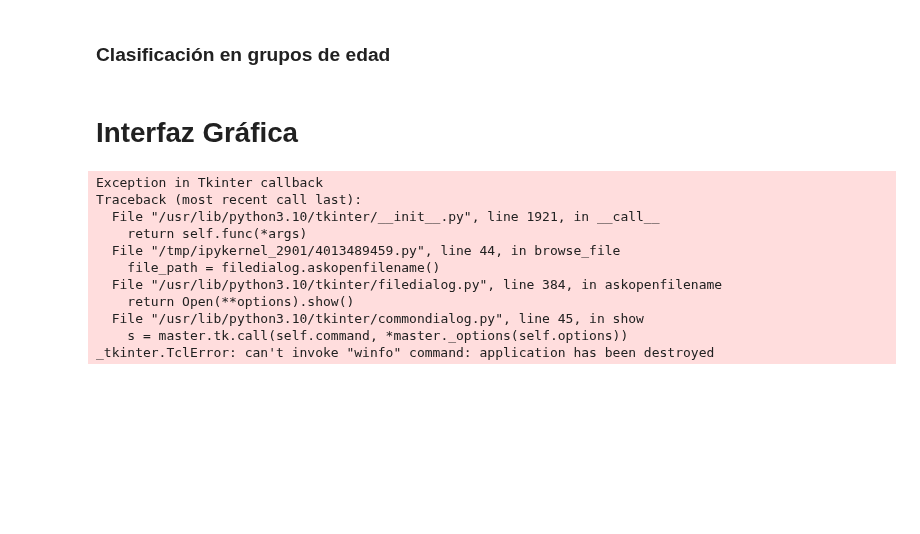
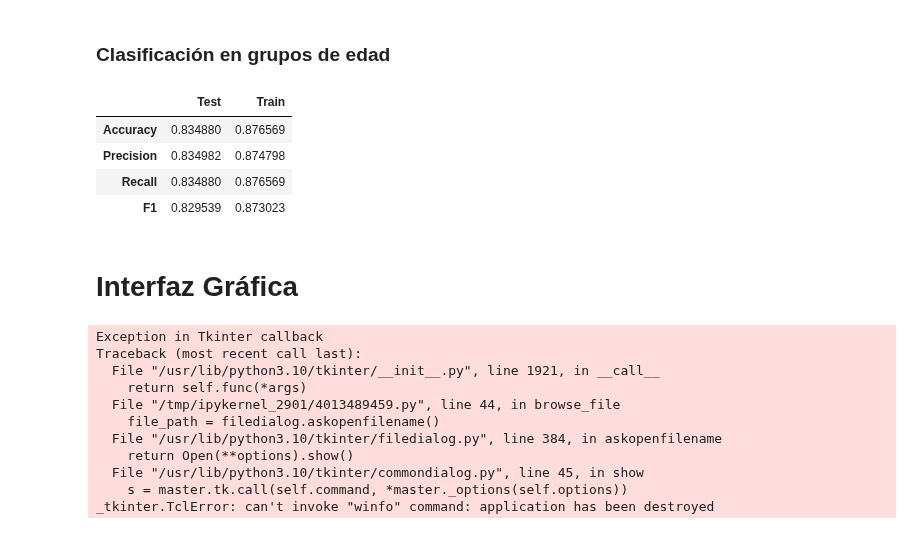
Before and after one commit to danib08/Reconocimiento-de-Patrones, a Jupyter notebook: Proyecto2.ipynb, the cells around one changed output. Drawn from its saved outputs; the diff is of its cells as text; code cells hidden in the pictures; blank space fills up the shorter version.

```diff
--- a/Proyecto2.ipynb
+++ b/Proyecto2.ipynb
@@ -568,25 +667,31 @@ df_test.head(10)
 # %%
 y_pred_group = []
 y_train_pred_group = []
 
 y_pred_group = encode_ages(y_pred_group, y_pred)
 y_train_pred_group = encode_ages(y_train_pred_group, y_pred_train)
 
-accuracy = accuracy_score(y_test_bilat_group, y_pred_group)
-precision = precision_score(y_test_bilat_group, y_pred_group, average='weighted')
-recall = recall_score(y_test_bilat_group, y_pred_group, average='weighted')
-f1 = f1_score(y_test_bilat_group, y_pred_group, average='weighted')
+cnn1_bilat_accuracy = accuracy_score(y_test_bilat_group, y_pred_group)
+cnn1_bilat_precision = precision_score(y_test_bilat_group, y_pred_group, average='weighted')
+cnn1_bilat_recall = recall_score(y_test_bilat_group, y_pred_group, average='weighted')
+cnn1_bilat_f1 = f1_score(y_test_bilat_group, y_pred_group, average='weighted')
 
 accuracy_train = accuracy_score(y_train_bilat_group, y_train_pred_group)
 precision_train = precision_score(y_train_bilat_group, y_train_pred_group, average='weighted')
 recall_train = recall_score(y_train_bilat_group, y_train_pred_group, average='weighted')
 f1_train = f1_score(y_train_bilat_group, y_train_pred_group, average='weighted')
 
 results = pd.DataFrame()
-results['Test'] = [accuracy, precision, recall, f1]
+results['Test'] = [cnn1_bilat_accuracy, cnn1_bilat_precision, cnn1_bilat_recall, cnn1_bilat_f1]
 results['Train'] = [accuracy_train, precision_train, recall_train, f1_train]
 results.index = ['Accuracy', 'Precision', 'Recall', 'F1']
 results
+# %% [output]
+|  | Test | Train |
+| Accuracy | 0.834880 | 0.876569 |
+| Precision | 0.834982 | 0.874798 |
+| Recall | 0.834880 | 0.876569 |
+| F1 | 0.829539 | 0.873023 |
 # %% [markdown]
 # Interfaz Gráfica
 # %%
```
Also changed, not shown: parts of 15 cells of this notebook.
